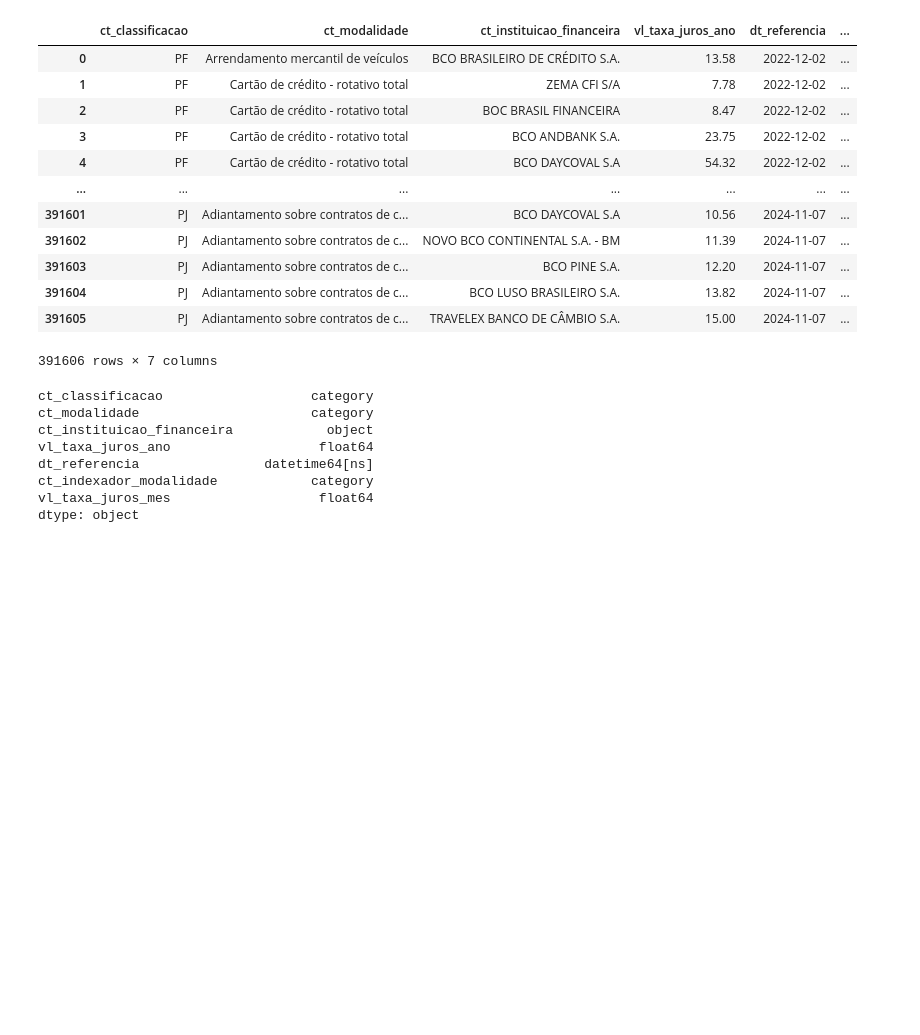
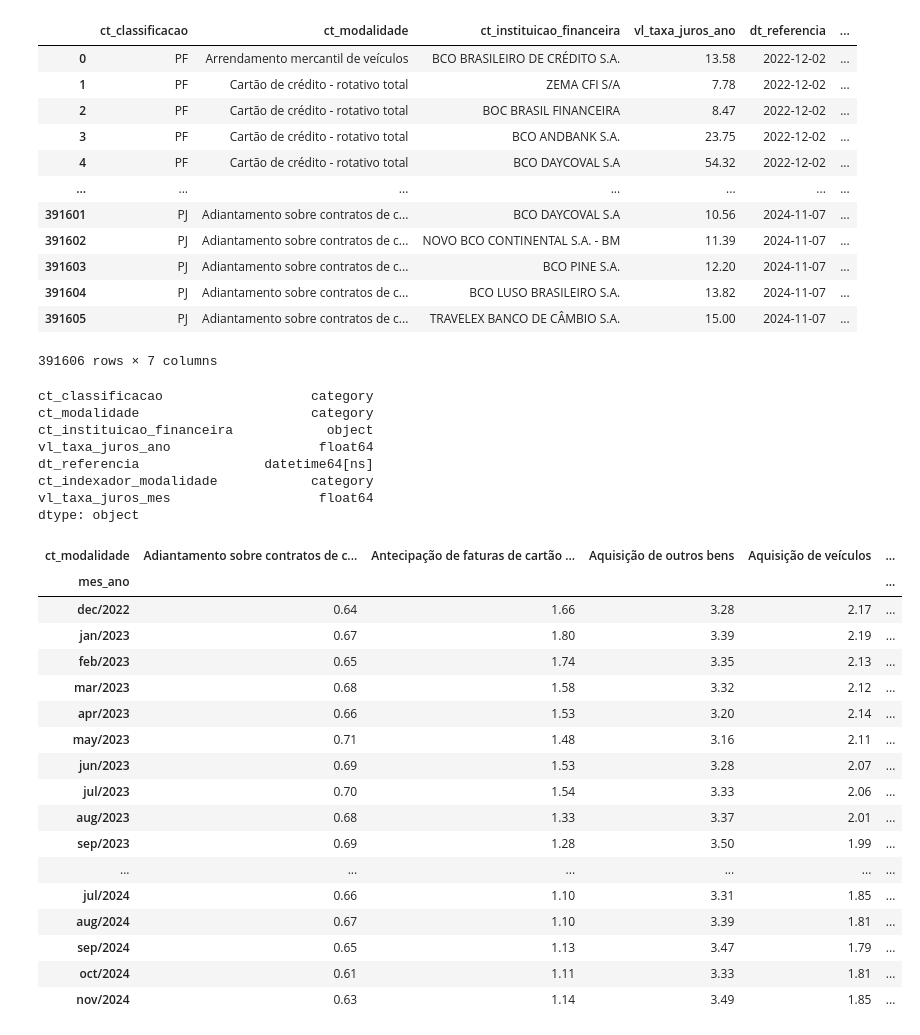
Before and after one commit to AutoProvision/data-pipeline-lab, a Jupyter notebook: etl/juros-bancarios/notebook/client.ipynb, the cells around one changed output. Saved outputs shown, nothing was run; the diff lists cells and outputs as text; code cells hidden in the pictures; blank space fills up the shorter version.

Commit message:
consertando etl client juros-bancarios

```diff
--- a/etl/juros-bancarios/notebook/client.ipynb
+++ b/etl/juros-bancarios/notebook/client.ipynb
@@ -35,10 +35,31 @@ dtype: object
 # %%
 df['mes_ano'] = df['dt_referencia'].dt.strftime('%b/%Y').str.lower()
 
-df_grouped = df.groupby(['ct_modalidade', 'mes_ano'], as_index=False)['vl_taxa_juros_mes'].mean()
-
-df_pivot = df_grouped.pivot(index='ct_modalidade', columns='mes_ano', values='vl_taxa_juros_mes')
-
-df_pivot = df_pivot.sort_index(axis=1, key=lambda x: pd.to_datetime(x, format='%b/%Y'))
+df_grouped = df.groupby(['ct_modalidade', 'mes_ano'], as_index=False, observed=True)['vl_taxa_juros_mes'].mean()
+# %%
+df_pivot = df_grouped.pivot(index='mes_ano', columns='ct_modalidade', values='vl_taxa_juros_mes')
+
+df_pivot = df_pivot.sort_index(key=lambda x: pd.to_datetime(x, format='%b/%Y'))
+# %%
+df_pivot
+# %% [output]
+| ct_modalidade | Adiantamento sobre contratos de c... | Antecipação de faturas de cartão ... | Aquisição de outros bens | Aquisição de veículos | ... |
+| mes_ano |  |  |  |  | ... |
+| dec/2022 | 0.64 | 1.66 | 3.28 | 2.17 | ... |
+| jan/2023 | 0.67 | 1.80 | 3.39 | 2.19 | ... |
+| feb/2023 | 0.65 | 1.74 | 3.35 | 2.13 | ... |
+| mar/2023 | 0.68 | 1.58 | 3.32 | 2.12 | ... |
+| apr/2023 | 0.66 | 1.53 | 3.20 | 2.14 | ... |
+| may/2023 | 0.71 | 1.48 | 3.16 | 2.11 | ... |
+| jun/2023 | 0.69 | 1.53 | 3.28 | 2.07 | ... |
+| jul/2023 | 0.70 | 1.54 | 3.33 | 2.06 | ... |
+| aug/2023 | 0.68 | 1.33 | 3.37 | 2.01 | ... |
+| sep/2023 | 0.69 | 1.28 | 3.50 | 1.99 | ... |
+| ... | ... | ... | ... | ... | ... |
+| jul/2024 | 0.66 | 1.10 | 3.31 | 1.85 | ... |
+| aug/2024 | 0.67 | 1.10 | 3.39 | 1.81 | ... |
+| sep/2024 | 0.65 | 1.13 | 3.47 | 1.79 | ... |
+| oct/2024 | 0.61 | 1.11 | 3.33 | 1.81 | ... |
+| nov/2024 | 0.63 | 1.14 | 3.49 | 1.85 | ... |
 # %%
 df_pivot.to_csv('df_pivot.csv')
```
Also changed, not shown: 1 other file.
